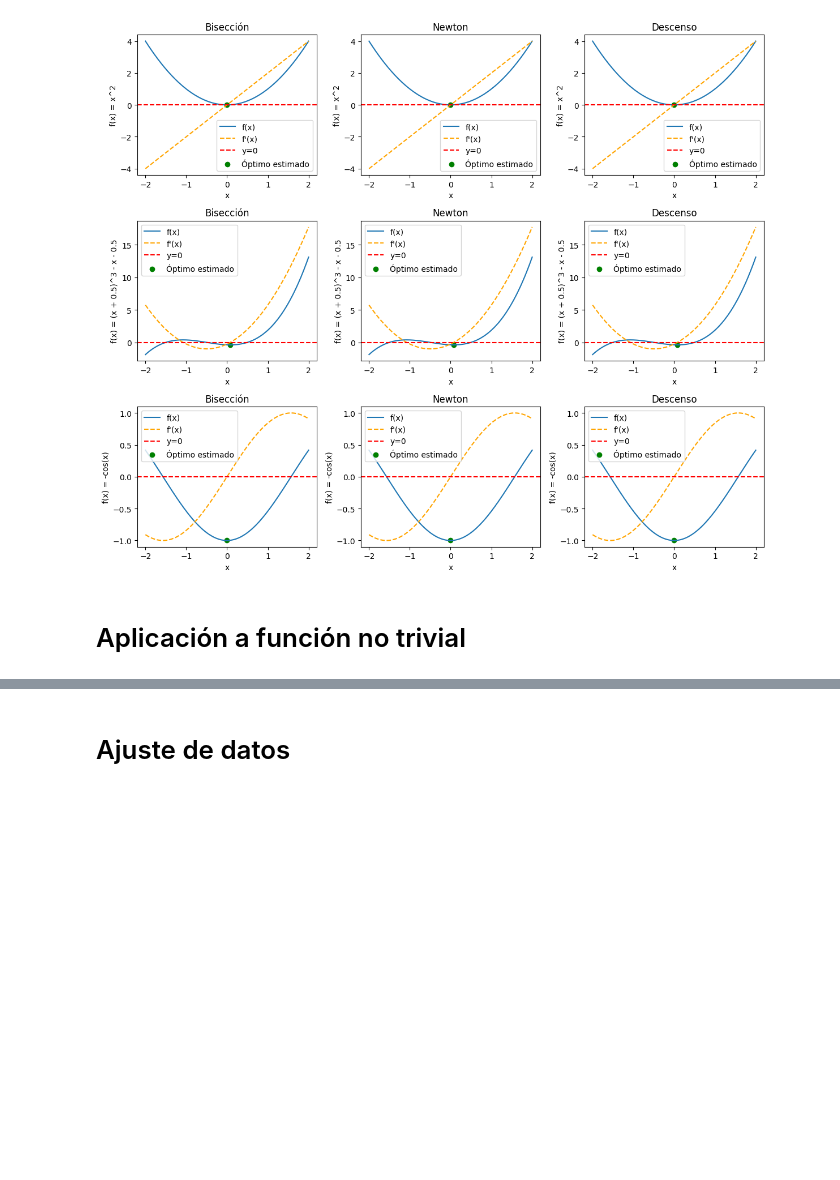
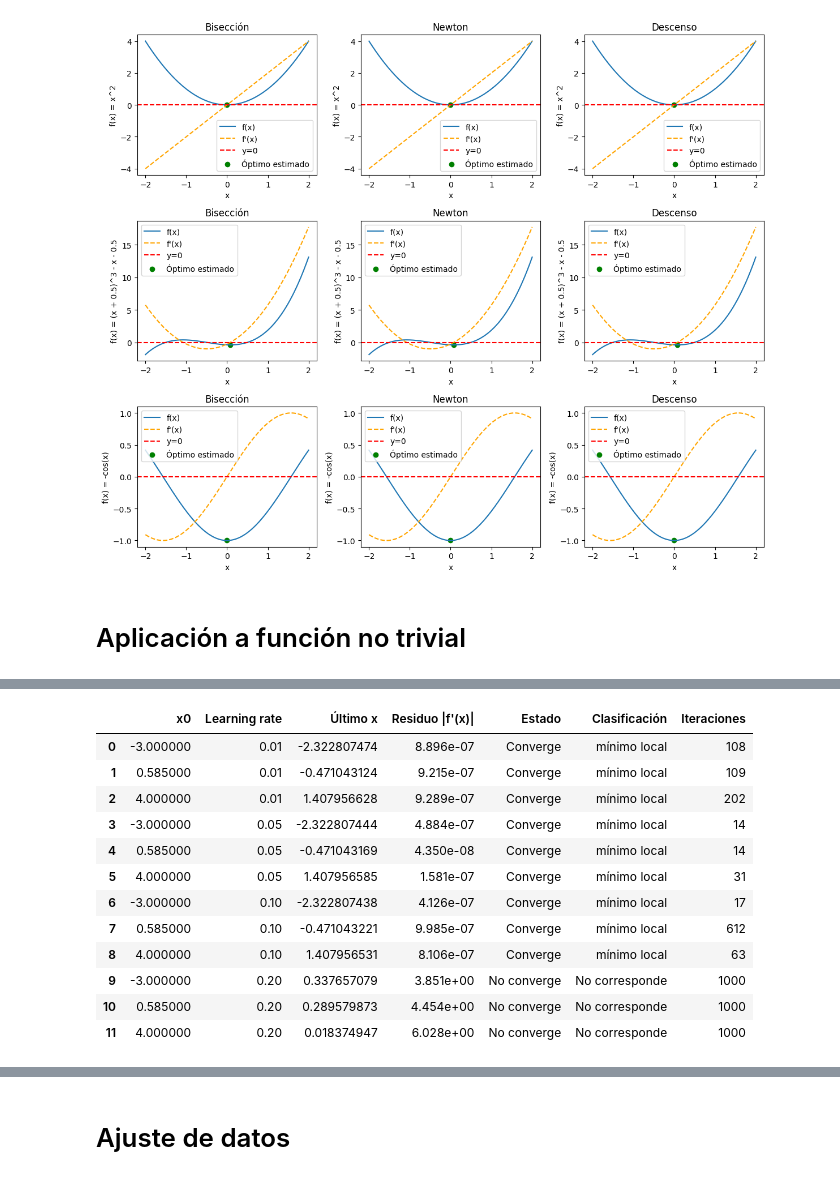
Before and after one commit to SantiagoPiZe/calculoTarea2, a Jupyter notebook: project.ipynb, the cells around one changed output, grey strips where cells are left out. Drawn from its saved outputs; the diff is of its cells as text; code cells hidden in the pictures; blank space fills up the shorter version.

```diff
--- a/project.ipynb
+++ b/project.ipynb
@@ -137,0 +216,60 @@ f = x**2 + 2*sin(3*x)
+# %%
+# Comparación de learning rates para descenso por gradiente
+def descenso_gradiente_residuo(f_objetivo, x0, lr, tol=1e-6, max_iter=1000):
+    df_objetivo = f_objetivo.derivative()
+    xn = x0
+
+    if abs(df_objetivo.eval(xn)) < tol:
+        return xn, 0
+
+    for step in range(1, max_iter + 1):
+        siguiente = xn - lr * df_objetivo.eval(xn)
+        if not np.isfinite(siguiente):
+            return siguiente, step
+        if abs(df_objetivo.eval(siguiente)) < tol:
+            return siguiente, step
+        xn = siguiente
+
+    return xn, max_iter
+
+learning_rates = [0.01, 0.05, 0.10, 0.20]
+inicios_gradiente = [-3, 0.585, 4]
+filas_lr = []
+
+for learning_rate in learning_rates:
+    for inicio in inicios_gradiente:
+        aproximacion, iteraciones = descenso_gradiente_residuo(
+            f, inicio, learning_rate, tolerancia_residuo, max_iteraciones
+        )
+        residuo = abs(df.eval(aproximacion))
+        convergio = iteraciones < max_iteraciones and residuo < tolerancia_residuo
+        filas_lr.append({
+            "x0": inicio,
+            "Learning rate": learning_rate,
+            "Último x": aproximacion,
+            "Residuo |f'(x)|": residuo,
+            "Estado": "Converge" if convergio else "No converge",
+            "Clasificación": clasificar_punto(aproximacion) if convergio else "No corresponde",
+            "Iteraciones": iteraciones,
+        })
+
+tabla_learning_rates = pd.DataFrame(filas_lr)
+display(tabla_learning_rates.style.format({
+    "Último x": "{:.9f}",
+    "Learning rate": "{:.2f}",
+    "Residuo |f'(x)|": "{:.3e}",
+}))
+# %% [output]
+|  | x0 | Learning rate | Último x | Residuo |f'(x)| | Estado | Clasificación | Iteraciones |
+| 0 | -3.000000 | 0.01 | -2.322807474 | 8.896e-07 | Converge | mínimo local | 108 |
+| 1 | 0.585000 | 0.01 | -0.471043124 | 9.215e-07 | Converge | mínimo local | 109 |
+| 2 | 4.000000 | 0.01 | 1.407956628 | 9.289e-07 | Converge | mínimo local | 202 |
+| 3 | -3.000000 | 0.05 | -2.322807444 | 4.884e-07 | Converge | mínimo local | 14 |
+| 4 | 0.585000 | 0.05 | -0.471043169 | 4.350e-08 | Converge | mínimo local | 14 |
+| 5 | 4.000000 | 0.05 | 1.407956585 | 1.581e-07 | Converge | mínimo local | 31 |
+| 6 | -3.000000 | 0.10 | -2.322807438 | 4.126e-07 | Converge | mínimo local | 17 |
+| 7 | 0.585000 | 0.10 | -0.471043221 | 9.985e-07 | Converge | mínimo local | 612 |
+| 8 | 4.000000 | 0.10 | 1.407956531 | 8.106e-07 | Converge | mínimo local | 63 |
+| 9 | -3.000000 | 0.20 | 0.337657079 | 3.851e+00 | No converge | No corresponde | 1000 |
+| 10 | 0.585000 | 0.20 | 0.289579873 | 4.454e+00 | No converge | No corresponde | 1000 |
+| 11 | 4.000000 | 0.20 | 0.018374947 | 6.028e+00 | No converge | No corresponde | 1000 |
```
Also changed, not shown: parts of 3 cells of this notebook, 4 other files.
